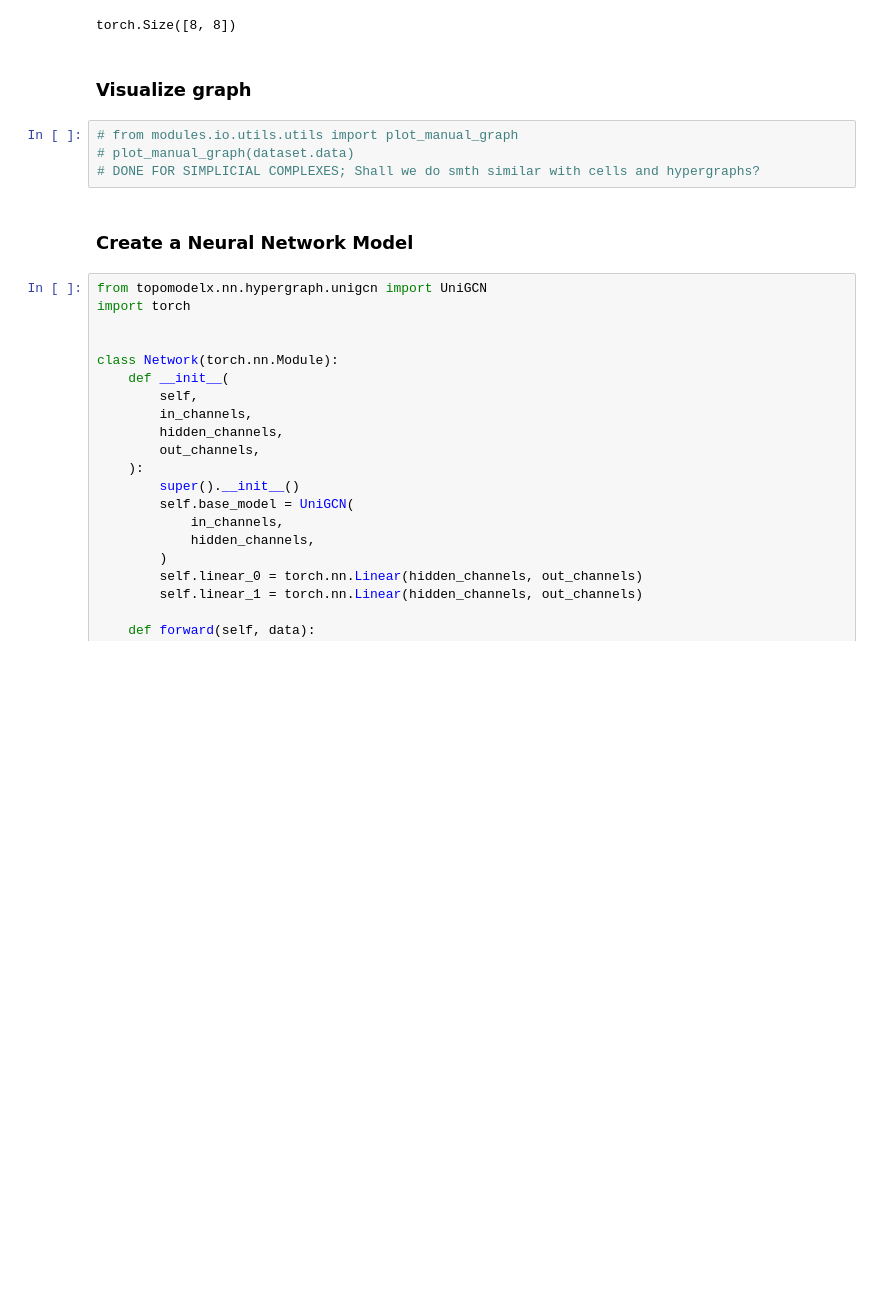
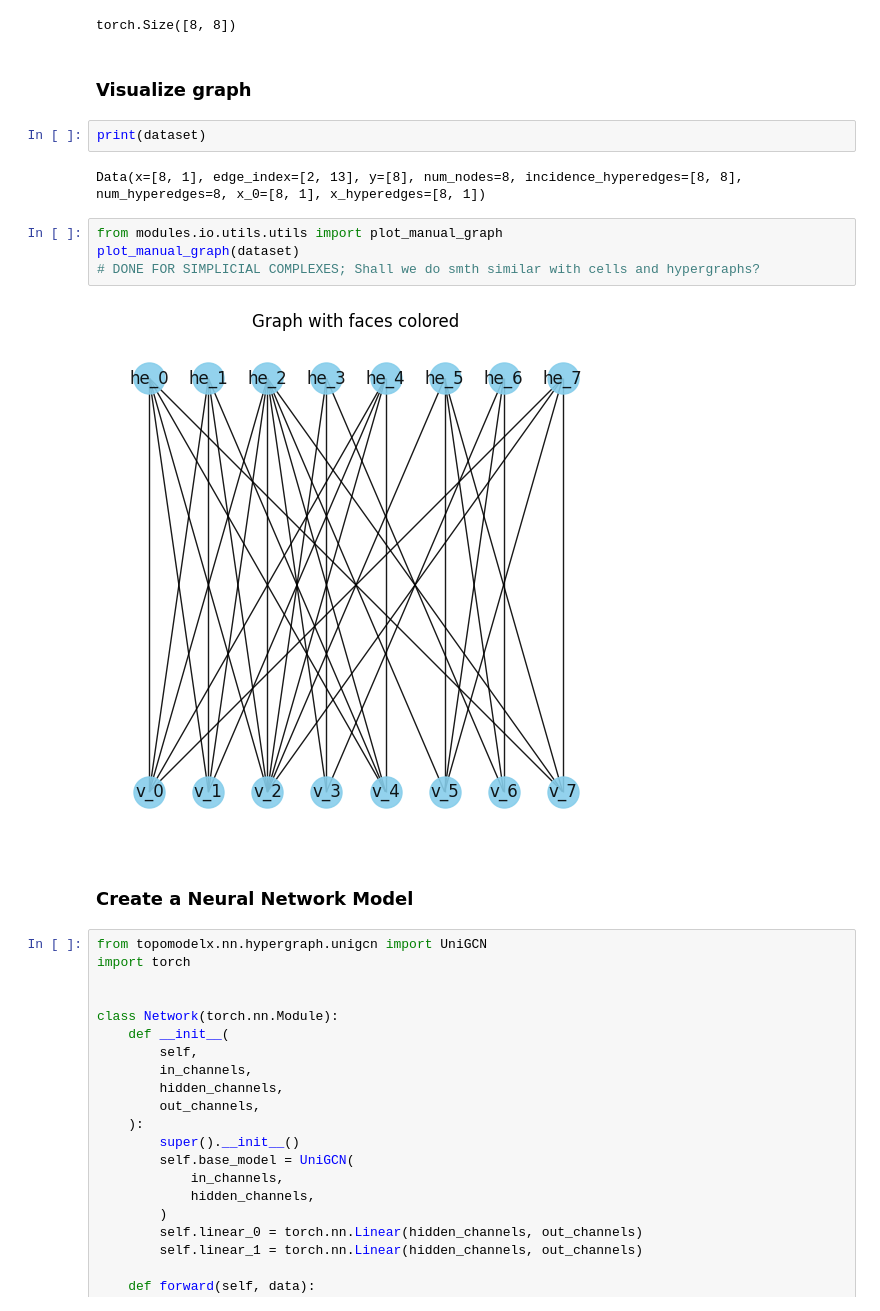
Before and after one commit to pyt-team/challenge-icml-2024, a Jupyter notebook: tutorials/graph2hypergraph/khop_lifting.ipynb, the cells around one changed output. Saved outputs shown, nothing was run; the diff lists cells and outputs as text; blank space fills up the shorter version.

```diff
--- a/tutorials/graph2hypergraph/khop_lifting.ipynb
+++ b/tutorials/graph2hypergraph/khop_lifting.ipynb
@@ -93,10 +96,16 @@ dataset['incidence_hyperedges'].shape
 torch.Size([8, 8])
 # %% [markdown]
 ### Visualize graph
+# %%
+print(dataset)
+# %% [output]
+Data(x=[8, 1], edge_index=[2, 13], y=[8], num_nodes=8, incidence_hyperedges=[8, 8], num_hyperedges=8, x_0=[8, 1], x_hyperedges=[8, 1])
 # %%
-# from modules.io.utils.utils import plot_manual_graph
-# plot_manual_graph(dataset.data)
+from modules.io.utils.utils import plot_manual_graph
+plot_manual_graph(dataset)
 # DONE FOR SIMPLICIAL COMPLEXES; Shall we do smth similar with cells and hypergraphs?
+# %% [output]
+[figure, added]
 # %% [markdown]
 ### Create a Neural Network Model
 # %%
```
Also changed, not shown: parts of 5 cells of this notebook, 2 other files.
